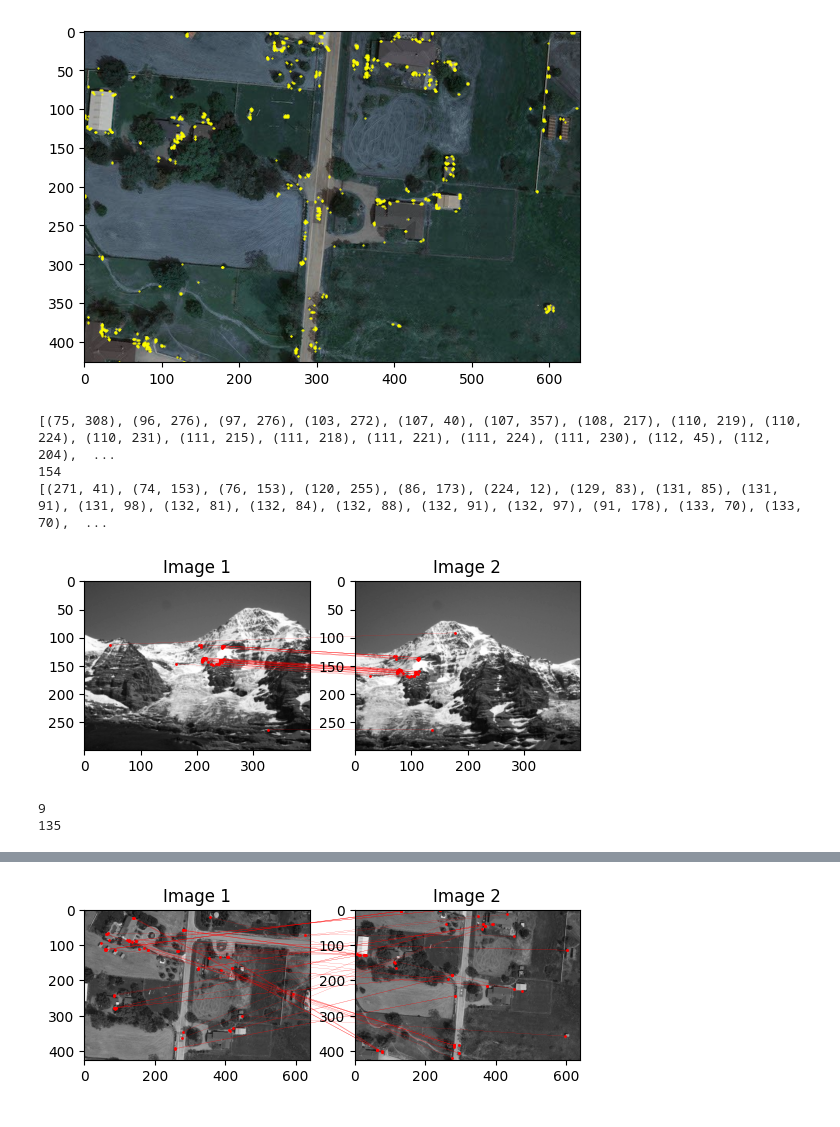
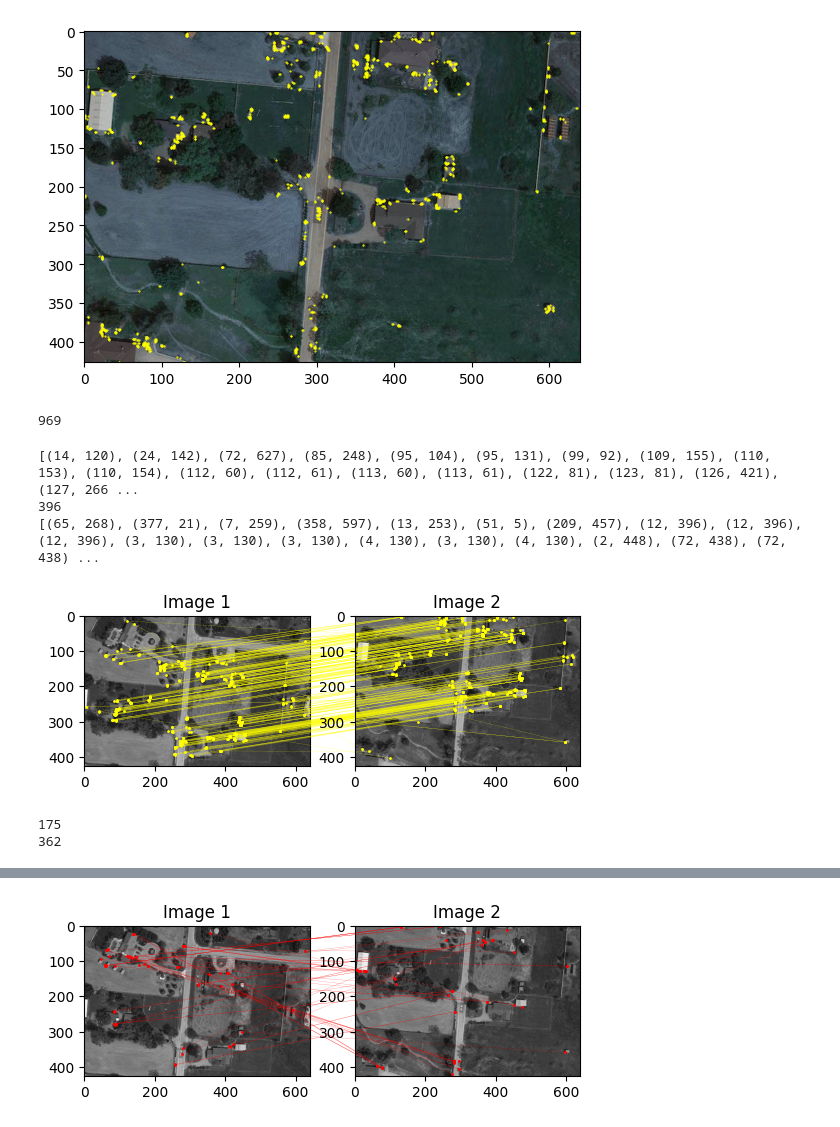
Before and after one commit to wgsxm/Computer-Vision-2023-fall-PKU, a Jupyter notebook: test.ipynb, the cells around one changed output, grey strips where cells are left out. Drawn from its saved outputs; the diff is of its cells as text; code cells hidden in the pictures.

```diff
--- a/test.ipynb
+++ b/test.ipynb
@@ -122,8 +123,8 @@ plt.show()
 # %% [output]
 [figure]
 # %%
-file_path = './Problem_Set_2/Problem2Images/3_1.jpg'
-file_path_2 = './Problem_Set_2/Problem2Images/3_2.jpg'
+file_path = './Problem_Set_2/Problem2Images/1_1.jpg'
+file_path_2 = './Problem_Set_2/Problem2Images/1_2.jpg'
 image = cv2.imread(file_path)
 image_2 = cv2.imread(file_path_2)
 image = rgb_to_gray(image)
@@ -158,9 +159,12 @@ def histogram_of_gradients(img, pix):
         temp_feature = [0 for i in range(num_bins)]
         for i in range(cornel_x - block_size**2//2 + 1, cornel_x + block_size**2//2 + 1):
             for j in range(cornel_y - block_size**2//2 + 1, cornel_y + block_size**2//2 + 1):
+
                     temp_feature[int(grad_direction[np.clip(i,0,WIDTH-1),np.clip(j,0,HEIGHT-1)]*num_bins/360)]+=grad_magnitude[np.clip(i,0,WIDTH-1),int(np.clip(j,0,HEIGHT-1))]
-        orientation = np.argmax(temp_feature)*2*np.pi/num_bins
-        change = np.array([[np.cos(orientation),-np.sin(orientation)],[np.sin(orientation),np.cos(orientation)]])
+
+        # orientation = np.argmax(temp_feature)*2*np.pi/num_bins
+        # change = np.array([[np.cos(orientation),-np.sin(orientation)],[np.sin(orientation),np.cos(orientation)]])
+        orientation = np.argmax(temp_feature)*360/num_bins
         feature = []
         #print(change)
         # 从右上角往下遍历, 旋转
@@ -169,13 +173,20 @@ def histogram_of_gradients(img, pix):
                 temp_feature = [0 for i in range(num_bins)]
                 for i in range(cornel_x + index_x * block_size + 1, cornel_x + (index_x + 1) * block_size + 1):
                     for j in range(cornel_y + index_y * block_size + 1, cornel_y + (index_y + 1) * block_size + 1):
-                        new_point = np.array(change@[i,j],dtype=np.uint8)
-                        x,y=new_point
-                        p=int(grad_direction[np.clip(x,0,WIDTH-1),np.clip(y,0,HEIGHT-1)]*num_bins/360)
-                        if p==num_bins:
-                             p=0
-                        temp_feature[p]+= \
-                        grad_magnitude[np.clip(x,0,WIDTH-1),np.clip(y,0,HEIGHT-1)]
+                        temp_angle = grad_direction[np.clip(i,0,WIDTH-1),np.clip(j,0,HEIGHT-1)] - orientation
+                        if temp_angle<0:
+                             temp_angle+=360
+
+                        temp_feature[int(temp_angle*num_bins/360)]+=grad_magnitude[np.clip(i,0,WIDTH-1),np.clip(j,0,HEIGHT-1)]
+
+                        # new_point = np.array(change@[i,j],dtype=np.uint8)
+                        # x,y=new_point
+                        # p=int(grad_direction[np.clip(x,0,WIDTH-1),np.clip(y,0,HEIGHT-1)]*num_bins/360)
+                        # if p==num_bins:
+                        #      p=0
+                        # temp_feature[p]+= \
+                        # grad_magnitude[np.clip(x,0,WIDTH-1),np.clip(y,0,HEIGHT-1)]
+
 
                 feature+=temp_feature
                 #print(temp_feature)
@@ -189,8 +200,11 @@ features_2 = histogram_of_gradients(image_2, corners_2)
 # %%
 features_1=np.array(features_1)
 features_2=np.array(features_2)
+print(len(features_1))
+# %% [output]
+969
 # %%
-THRESHOLD = 0.08
+THRESHOLD = 0.15
 pix_1 = []
 pix_2 = []
 
@@ -219,7 +233,7 @@ for i, feature_1 in enumerate(features_1):
     for j, feature_2 in enumerate(features_2):
         bias = np.sqrt(np.sum((feature_1-feature_2)**2))
         #print(bias)
-        if bias < THRESHOLD:
+        if bias < THRESHOLD :
             temp_point.append(corners_2[j])
             temp_bias.append(bias)
     if len(temp_point):
@@ -229,32 +243,32 @@ print(pix_1)
 print(len(pix_1))
 print(pix_2)
 # %% [output]
-[(75, 308), (96, 276), (97, 276), (103, 272), (107, 40), (107, 357), (108, 217), (110, 219), (110, 224), (110, 231), (111, 215), (111, 218), (111, 221), (111, 224), (111, 230), (112, 45), (112, 204),  ...
-154
-[(271, 41), (74, 153), (76, 153), (120, 255), (86, 173), (224, 12), (129, 83), (131, 85), (131, 91), (131, 98), (132, 81), (132, 84), (132, 88), (132, 91), (132, 97), (91, 178), (133, 70), (133, 70),  ...
+[(14, 120), (24, 142), (72, 627), (85, 248), (95, 104), (95, 131), (99, 92), (109, 155), (110, 153), (110, 154), (112, 60), (112, 61), (113, 60), (113, 61), (122, 81), (123, 81), (126, 421), (127, 266 ...
+396
+[(65, 268), (377, 21), (7, 259), (358, 597), (13, 253), (51, 5), (209, 457), (12, 396), (12, 396), (12, 396), (3, 130), (3, 130), (3, 130), (4, 130), (3, 130), (4, 130), (2, 448), (72, 438), (72, 438) ...
 # %%
 from matplotlib.patches import ConnectionPatch
 import matplotlib
 
 fig, (ax1, ax2) = plt.subplots(1, 2)
 ax1.imshow(image, cmap='gray')
 ax1.set_title('Image 1')
 # 在第二个子图上显示第二幅图像
 ax2.imshow(image_2, cmap='gray')
 ax2.set_title('Image 2')
 
 
 for i in range(len(pix_1)):
-    ax1.plot(pix_1[i][1],pix_1[i][0],'ro',markersize=1,color='red')
-    ax2.plot(pix_2[i][1],pix_2[i][0],'ro',markersize=1,color='red')
+    ax1.plot(pix_1[i][1],pix_1[i][0],'ro',markersize=1,color='yellow')
+    ax2.plot(pix_2[i][1],pix_2[i][0],'ro',markersize=1,color='yellow')
     con = ConnectionPatch(xyA=(pix_1[i][1],pix_1[i][0]), xyB=(pix_2[i][1],pix_2[i][0]), linewidth=0.1, axesA= ax1,axesB=ax2,coordsA='data',
-                       coordsB='data',color="red")
+                       coordsB='data',color="yellow")
     ax2.add_artist(con)
 
 
 plt.show()
 # %% [output]
-[figure, old version]
+[figure, new version]
 # %%
 from random import sample
 def compute_homography(pixels_1, pixels_2):
@@ -281,7 +295,7 @@ def align_pair(pixels_1, pixels_2):
     # and \verb|compute_homography| to calulate homo_matrix
     # implement RANSAC to compute the optimal alignment.
     # you can refer to implementations online.
-    num_iterations = 100000 # Number of RANSAC iterations
+    num_iterations = 200 # Number of RANSAC iterations
     inlier_threshold = 5.0  # Threshold for considering a point as an inlier
     num_picked = 4
     best_inliers = []  # Best set of inliers
@@ -316,8 +330,8 @@ def align_pair(pixels_1, pixels_2):
     return best_est_homo
 test = align_pair(pix_1,pix_2)
 # %% [output]
-9
-135
+175
+362
 # %%
 def stitch_blend(img_1, img_2, est_homo):
     # hint:
```
Also changed, not shown: parts of 4 cells of this notebook, 3 other files.
